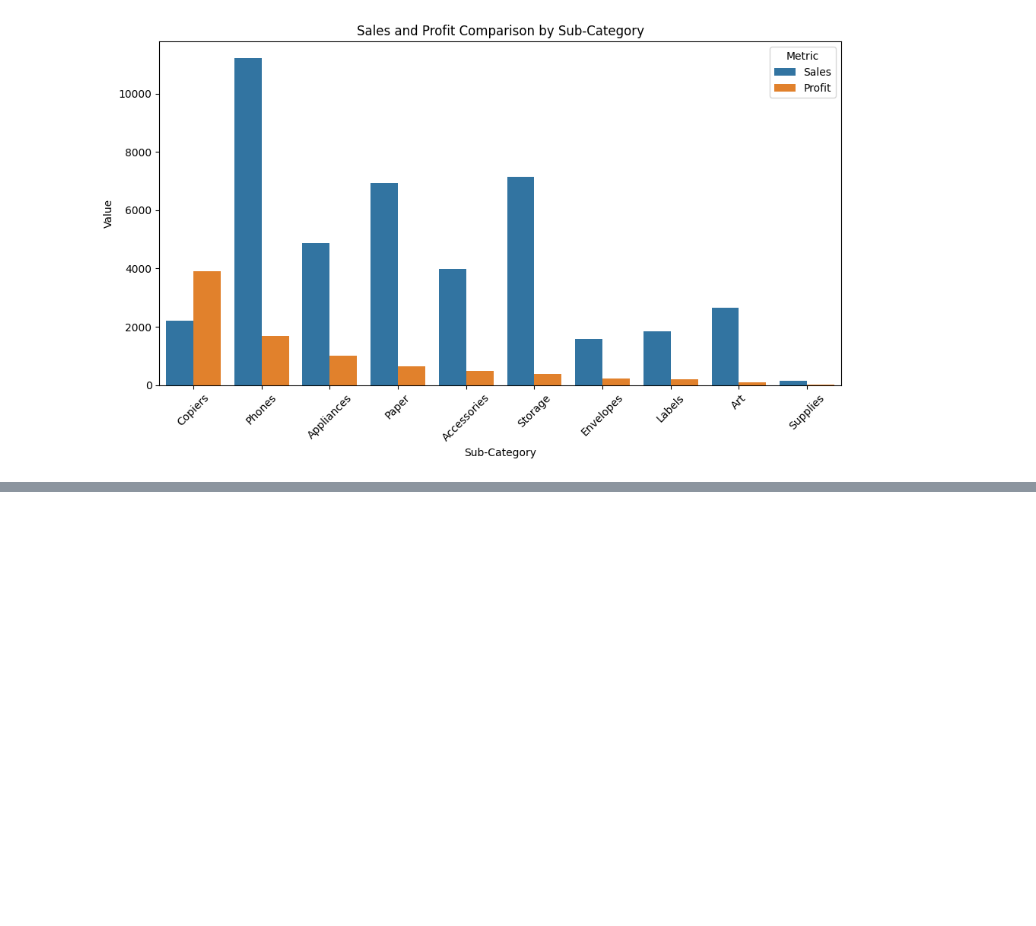
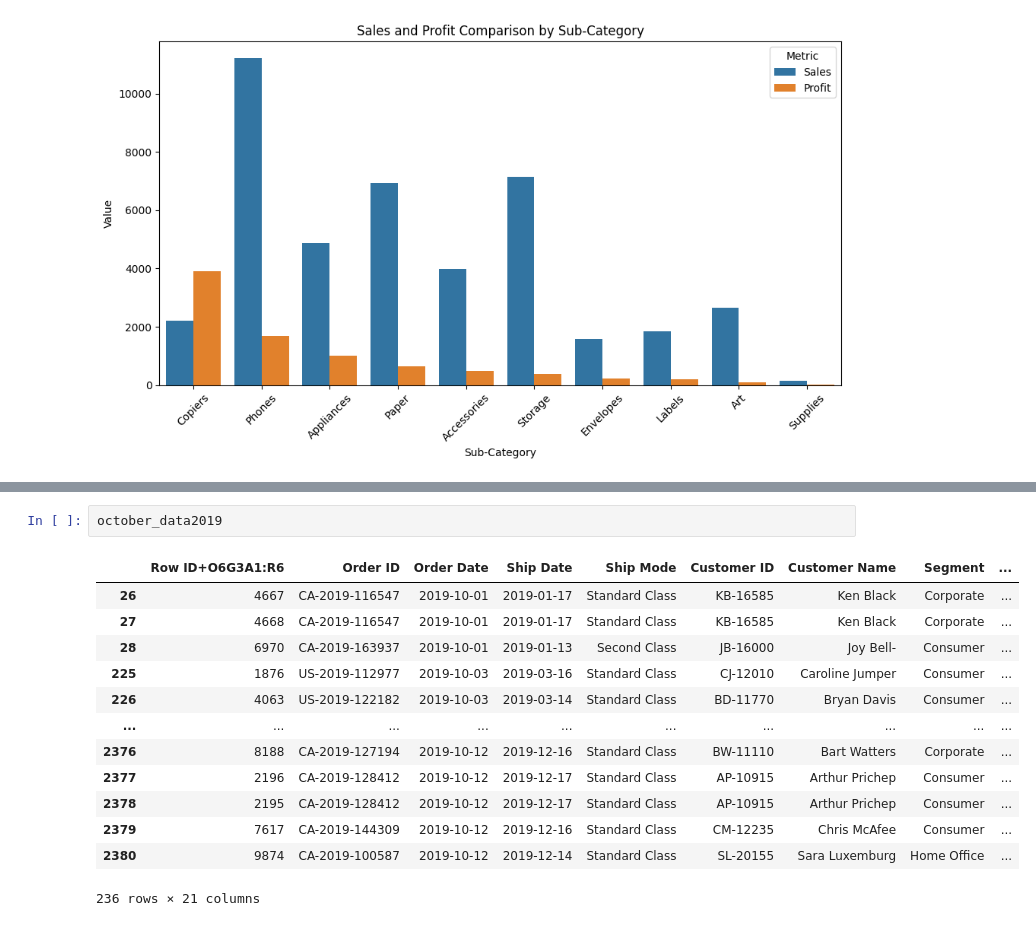
Before and after one commit to parn-jain/Data_Analytsis_Projects, a Jupyter notebook: Power BI/SuperStore Sales Dashboard/Analysis.ipynb, the cells around one changed output, grey strips where cells are left out. Saved outputs shown, nothing was run; the diff lists cells and outputs as text; blank space fills up the shorter version.

```diff
--- a/Power BI/SuperStore Sales Dashboard/Analysis.ipynb
+++ b/Power BI/SuperStore Sales Dashboard/Analysis.ipynb
@@ -591,0 +590,16 @@ plt.show()
+# %%
+october_data2019
+# %% [output]
+|  | Row ID+O6G3A1:R6 | Order ID | Order Date | Ship Date | Ship Mode | Customer ID | Customer Name | Segment | ... |
+| 26 | 4667 | CA-2019-116547 | 2019-10-01 | 2019-01-17 | Standard Class | KB-16585 | Ken Black | Corporate | ... |
+| 27 | 4668 | CA-2019-116547 | 2019-10-01 | 2019-01-17 | Standard Class | KB-16585 | Ken Black | Corporate | ... |
+| 28 | 6970 | CA-2019-163937 | 2019-10-01 | 2019-01-13 | Second Class | JB-16000 | Joy Bell- | Consumer | ... |
+| 225 | 1876 | US-2019-112977 | 2019-10-03 | 2019-03-16 | Standard Class | CJ-12010 | Caroline Jumper | Consumer | ... |
+| 226 | 4063 | US-2019-122182 | 2019-10-03 | 2019-03-14 | Standard Class | BD-11770 | Bryan Davis | Consumer | ... |
+| ... | ... | ... | ... | ... | ... | ... | ... | ... | ... |
+| 2376 | 8188 | CA-2019-127194 | 2019-10-12 | 2019-12-16 | Standard Class | BW-11110 | Bart Watters | Corporate | ... |
+| 2377 | 2196 | CA-2019-128412 | 2019-10-12 | 2019-12-17 | Standard Class | AP-10915 | Arthur Prichep | Consumer | ... |
+| 2378 | 2195 | CA-2019-128412 | 2019-10-12 | 2019-12-17 | Standard Class | AP-10915 | Arthur Prichep | Consumer | ... |
+| 2379 | 7617 | CA-2019-144309 | 2019-10-12 | 2019-12-16 | Standard Class | CM-12235 | Chris McAfee | Consumer | ... |
+| 2380 | 9874 | CA-2019-100587 | 2019-10-12 | 2019-12-14 | Standard Class | SL-20155 | Sara Luxemburg | Home Office | ... |
+236 rows × 21 columns
```
Also changed, not shown: parts of 7 cells of this notebook, 4 other files.
